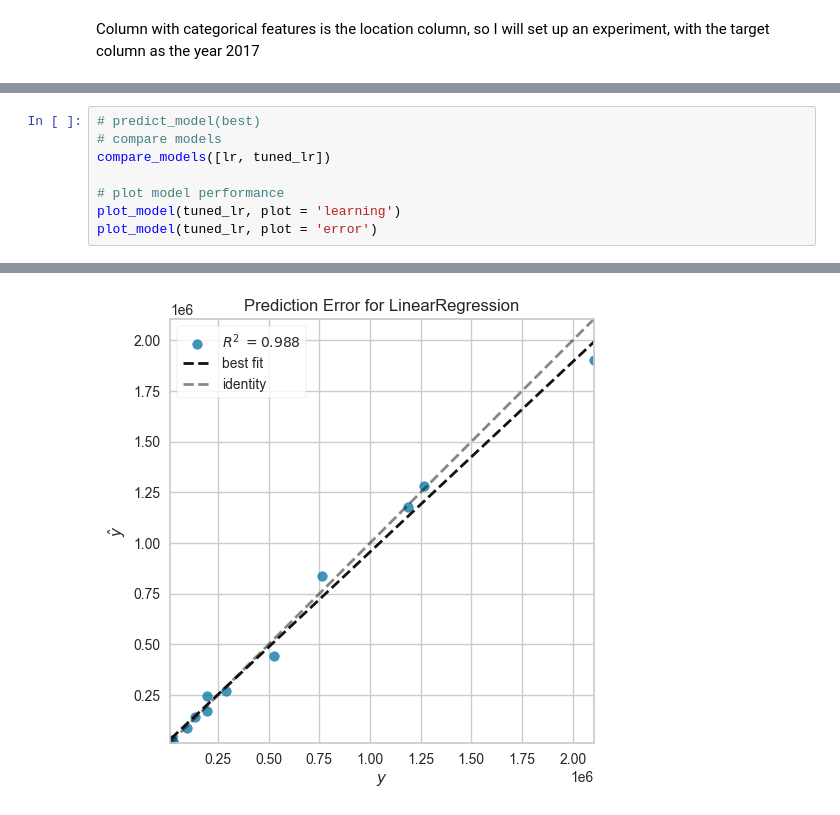
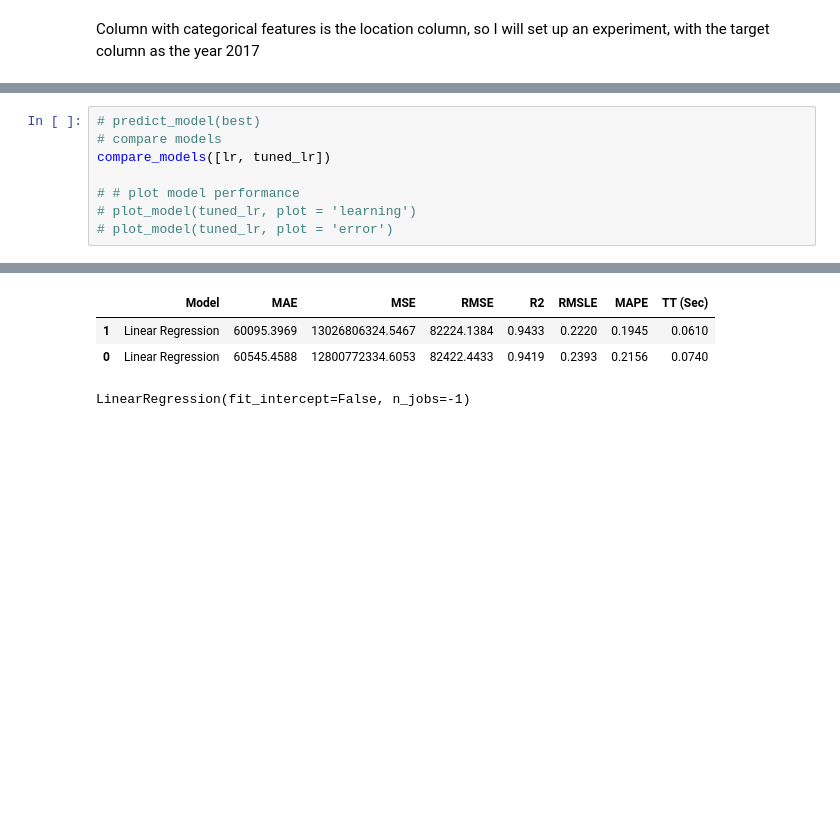
Before and after one commit to charleskwakye/cloud_AI_Group4, a Jupyter notebook: Crop_files/cropPycaret.ipynb, the cells around one changed output, grey strips where cells are left out. Drawn from its saved outputs; the diff is of its cells as text; blank space fills up the shorter version.

```diff
--- a/Crop_files/cropPycaret.ipynb
+++ b/Crop_files/cropPycaret.ipynb
@@ -131,8 +175,8 @@ Fitting 10 folds for each of 2 candidates, totalling 20 fits
 # compare models
 compare_models([lr, tuned_lr])
 
-# plot model performance
-plot_model(tuned_lr, plot = 'learning')
-plot_model(tuned_lr, plot = 'error')
+# # plot model performance
+# plot_model(tuned_lr, plot = 'learning')
+# plot_model(tuned_lr, plot = 'error')
 # %% [output]
 [interactive output not drawn]
@@ -144 +183,4 @@ plot_model(tuned_lr, plot = 'error')
-[figure, removed]
+|  | Model | MAE | MSE | RMSE | R2 | RMSLE | MAPE | TT (Sec) |
+| 1 | Linear Regression | 60095.3969 | 13026806324.5467 | 82224.1384 | 0.9433 | 0.2220 | 0.1945 | 0.0610 |
+| 0 | Linear Regression | 60545.4588 | 12800772334.6053 | 82422.4433 | 0.9419 | 0.2393 | 0.2156 | 0.0740 |
+LinearRegression(fit_intercept=False, n_jobs=-1)
```
Also changed, not shown: parts of 14 cells of this notebook.
